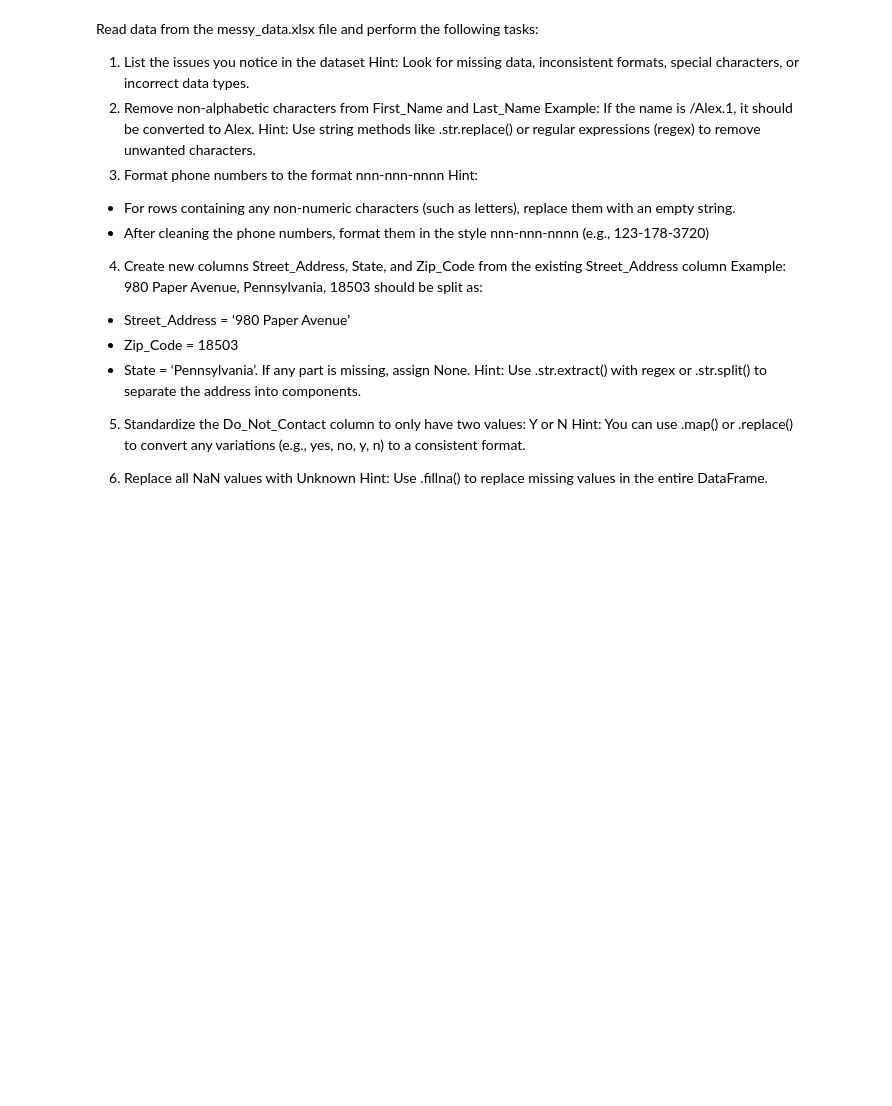
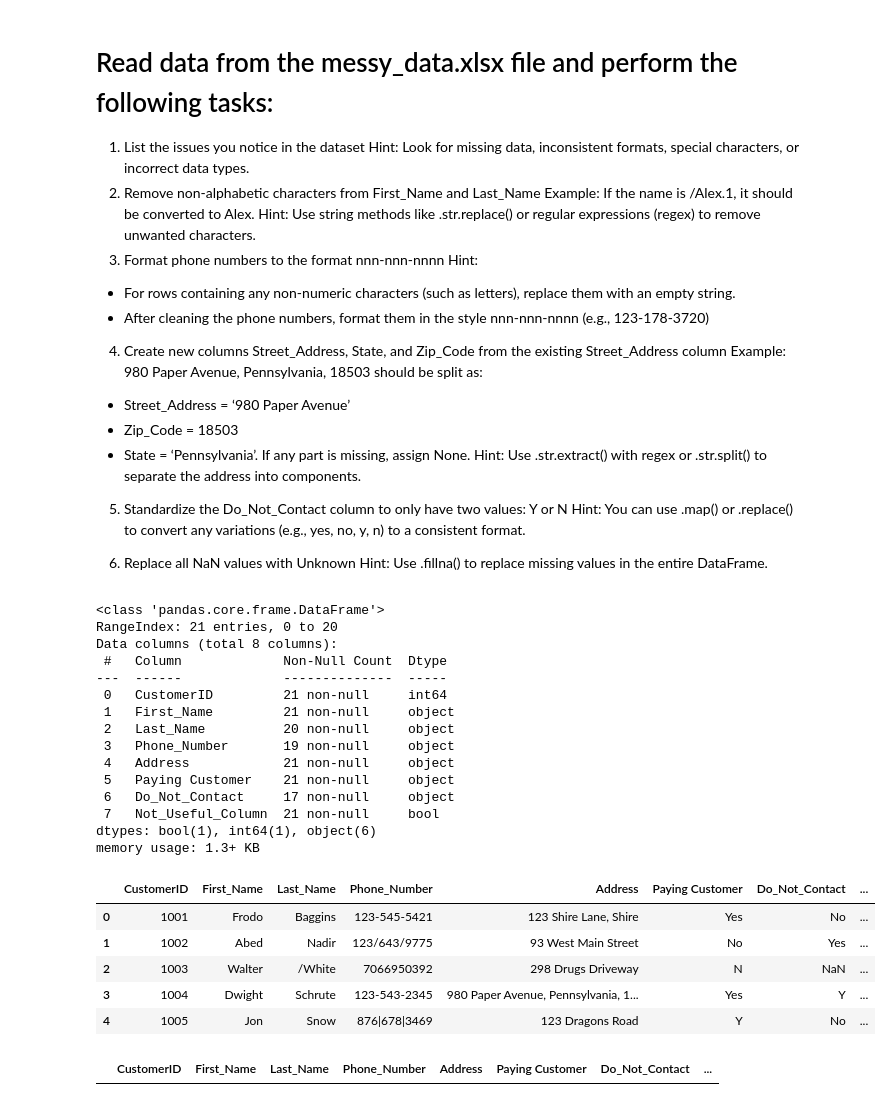
Before and after one commit to Jenn2626/Python, a Jupyter notebook: PC6_Clean_data.ipynb, the cells around one changed output. Saved outputs shown, nothing was run; the diff lists cells and outputs as text; code cells hidden in the pictures; blank space fills up the shorter version.

```diff
--- a/PC6_Clean_data.ipynb
+++ b/PC6_Clean_data.ipynb
@@ -1,7 +1,7 @@
 # %% [markdown]
 <a href="https://colab.research.google.com/github/Jenn2626/Python/blob/main/PC6_Clean_data.ipynb" target="_parent"><img src="https://colab.research.google.com/assets/colab-badge.svg" alt="Open In Colab"/></a>
 # %% [markdown]
-Read data from the messy_data.xlsx file and perform the following tasks:
+# Read data from the messy_data.xlsx file and perform the following tasks:
 
 1. List the issues you notice in the dataset
 Hint: Look for missing data, inconsistent formats, special characters, or incorrect data types.
@@ -25,3 +25,32 @@ Hint: You can use .map() or .replace() to convert any variations (e.g., yes, no,
 
 6. Replace all NaN values with Unknown
 Hint: Use .fillna() to replace missing values in the entire DataFrame.
+# %%
+# Read data
+import pandas as pd
+df_data = pd.read_excel('/content/messy_data.xlsx')
+# %%
+df_data.info()
+df_data.head(5)
+# %% [output]
+<class 'pandas.core.frame.DataFrame'>
+RangeIndex: 21 entries, 0 to 20
+Data columns (total 8 columns):
+ #   Column             Non-Null Count  Dtype
+---  ------             --------------  -----
+ 0   CustomerID         21 non-null     int64
+ 1   First_Name         21 non-null     object
+ 2   Last_Name          20 non-null     object
+ 3   Phone_Number       19 non-null     object
+ 4   Address            21 non-null     object
+ 5   Paying Customer    21 non-null     object
+ 6   Do_Not_Contact     17 non-null     object
+ 7   Not_Useful_Column  21 non-null     bool
+dtypes: bool(1), int64(1), object(6)
+memory usage: 1.3+ KB
+|  | CustomerID | First_Name | Last_Name | Phone_Number | Address | Paying Customer | Do_Not_Contact | ... |
+| 0 | 1001 | Frodo | Baggins | 123-545-5421 | 123 Shire Lane, Shire | Yes | No | ... |
+| 1 | 1002 | Abed | Nadir | 123/643/9775 | 93 West Main Street | No | Yes | ... |
+| 2 | 1003 | Walter | /White | 7066950392 | 298 Drugs Driveway | N | NaN | ... |
+| 3 | 1004 | Dwight | Schrute | 123-543-2345 | 980 Paper Avenue, Pennsylvania, 1... | Yes | Y | ... |
+| 4 | 1005 | Jon | Snow | 876|678|3469 | 123 Dragons Road | Y | No | ... |
@@ -27,0 +67,7 @@ Hint: Use .fillna() to replace missing values in the entire DataFrame.
+# %%
+# Recheck
+pattern = r'[^a-zA-Z\s]'
+df_data[df_data['First_Name'].str.contains(pattern, na=False, regex=True)]
+df_data[df_data['Last_Name'].str.contains(pattern, na=False, regex=True)]
+# %% [output]
+|  | CustomerID | First_Name | Last_Name | Phone_Number | Address | Paying Customer | Do_Not_Contact | ... |
```
Also changed, not shown: parts of 14 cells of this notebook.
